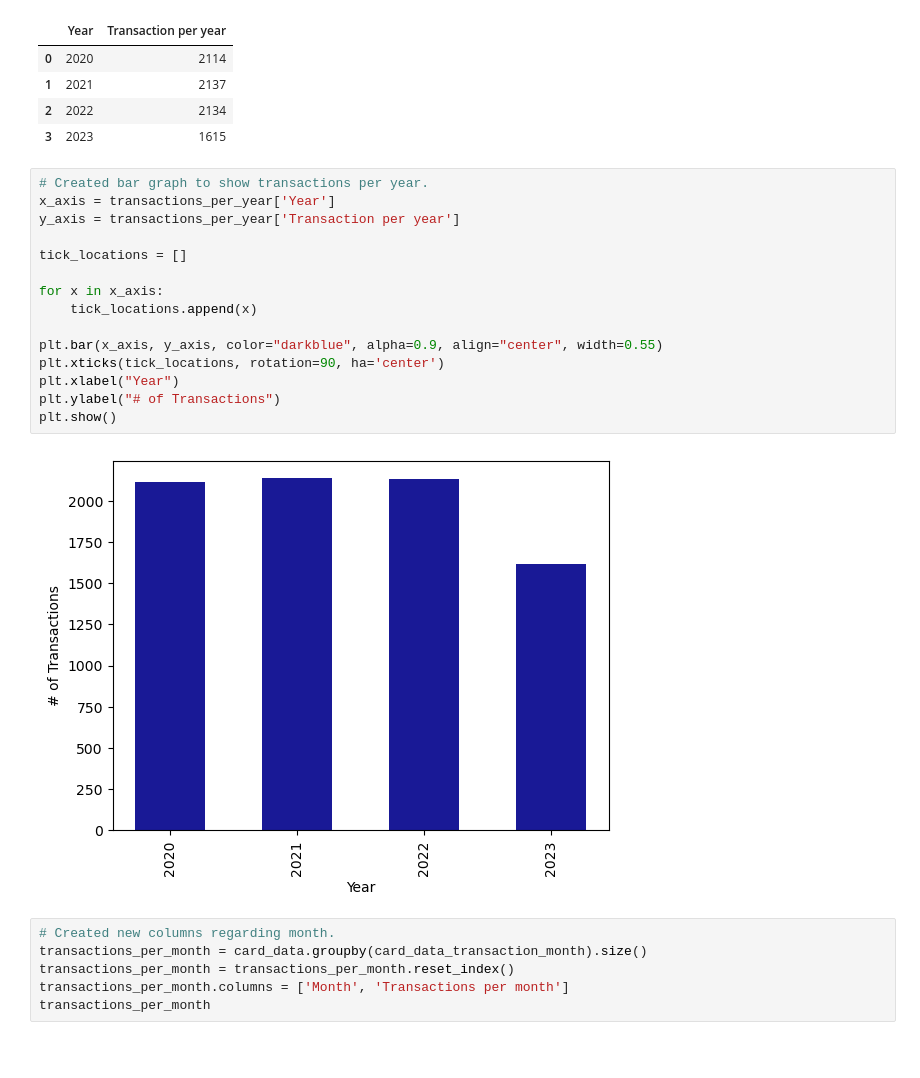
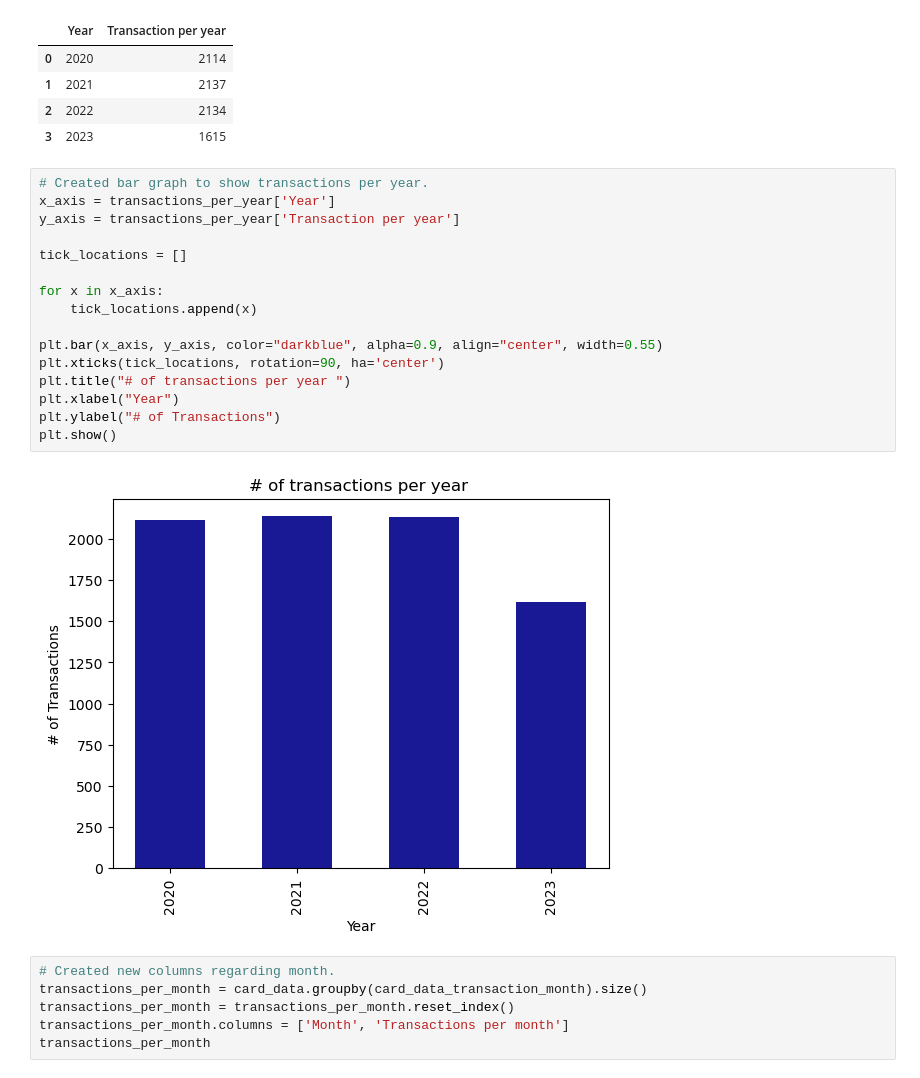
Before and after one commit to Ernawaty2024/project_1_CC_Fraud_analysis, a Jupyter notebook: project1.ipynb, the cells around one changed output. Saved outputs shown, nothing was run; the diff lists cells and outputs as text; blank space fills up the shorter version.

```diff
--- a/project1.ipynb
+++ b/project1.ipynb
@@ -132,20 +132,21 @@ transactions_per_year
 # %%
 # Created bar graph to show transactions per year.
 x_axis = transactions_per_year['Year']
 y_axis = transactions_per_year['Transaction per year']
 
 tick_locations = []
 
 for x in x_axis:
     tick_locations.append(x)
 
 plt.bar(x_axis, y_axis, color="darkblue", alpha=0.9, align="center", width=0.55)
 plt.xticks(tick_locations, rotation=90, ha='center')
+plt.title("# of transactions per year ")
 plt.xlabel("Year")
 plt.ylabel("# of Transactions")
 plt.show()
 # %% [output]
-[figure, old version]
+[figure, new version]
 # %%
 # Created new columns regarding month.
 transactions_per_month = card_data.groupby(card_data_transaction_month).size()
```
Also changed, not shown: parts of 1 cell of this notebook.
